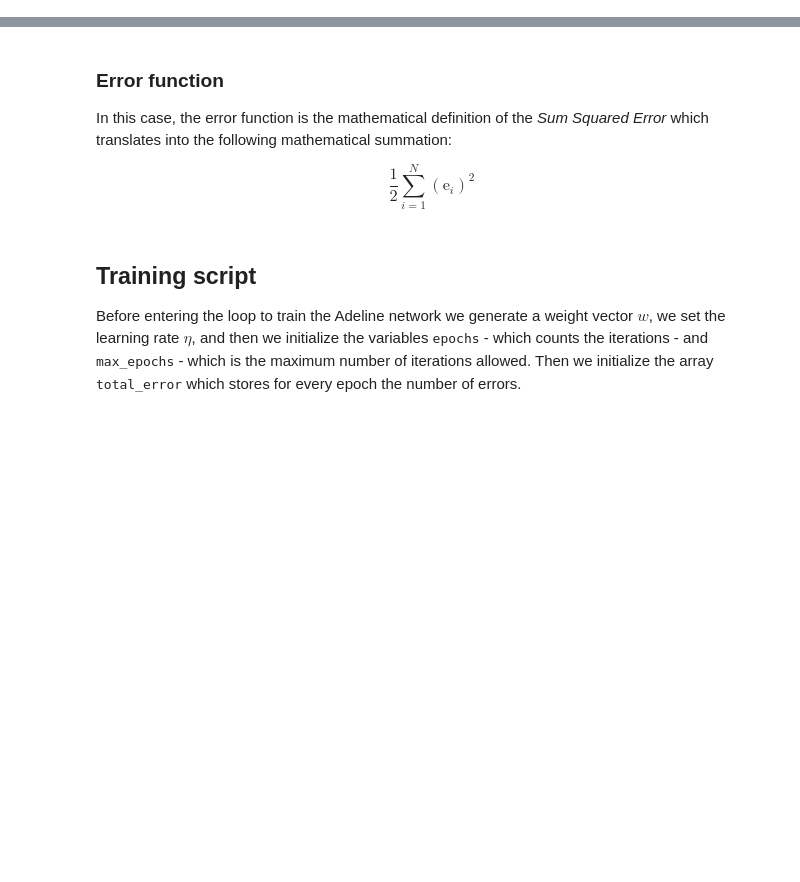
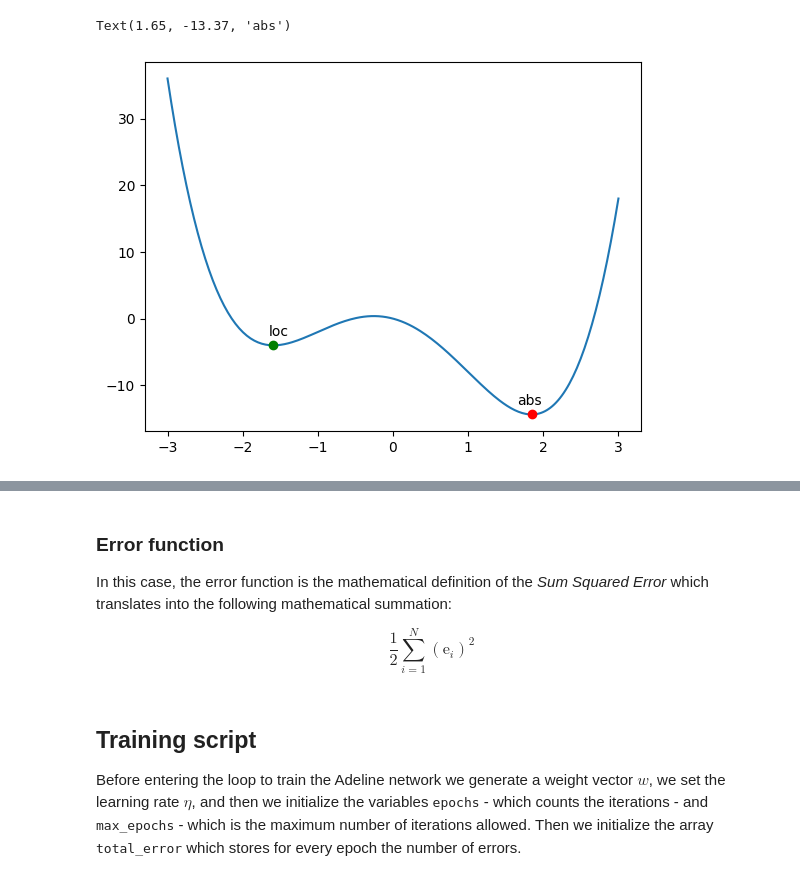
Before and after one commit to imAlessas/machine-learning, a Jupyter notebook: algorithms/gradient-descent/GD-basic.ipynb, the cells around one changed output, grey strips where cells are left out. Saved outputs shown, nothing was run; the diff lists cells and outputs as text; code cells hidden in the pictures; blank space fills up the shorter version.

```diff
--- a/algorithms/gradient-descent/GD-basic.ipynb
+++ b/algorithms/gradient-descent/GD-basic.ipynb
@@ -0,0 +69,16 @@
+# %%
+x = np.linspace(-3, 3, 240)
+y = (x**4) - (6 * x**2) - (3 * x)
+
+plt.plot(x, y)
+
+# insert local minima
+plt.plot([-1.59], [-4], 'go')
+plt.text(-1.65, -3, 'loc', va='bottom')
+
+# insert absolute minima
+plt.plot([1.85], [-14.37], 'ro')
+plt.text(1.65, -13.37, 'abs', va='bottom')
+# %% [output]
+Text(1.65, -13.37, 'abs')
+[figure, added]
```
Also changed, not shown: parts of 10 cells of this notebook.
